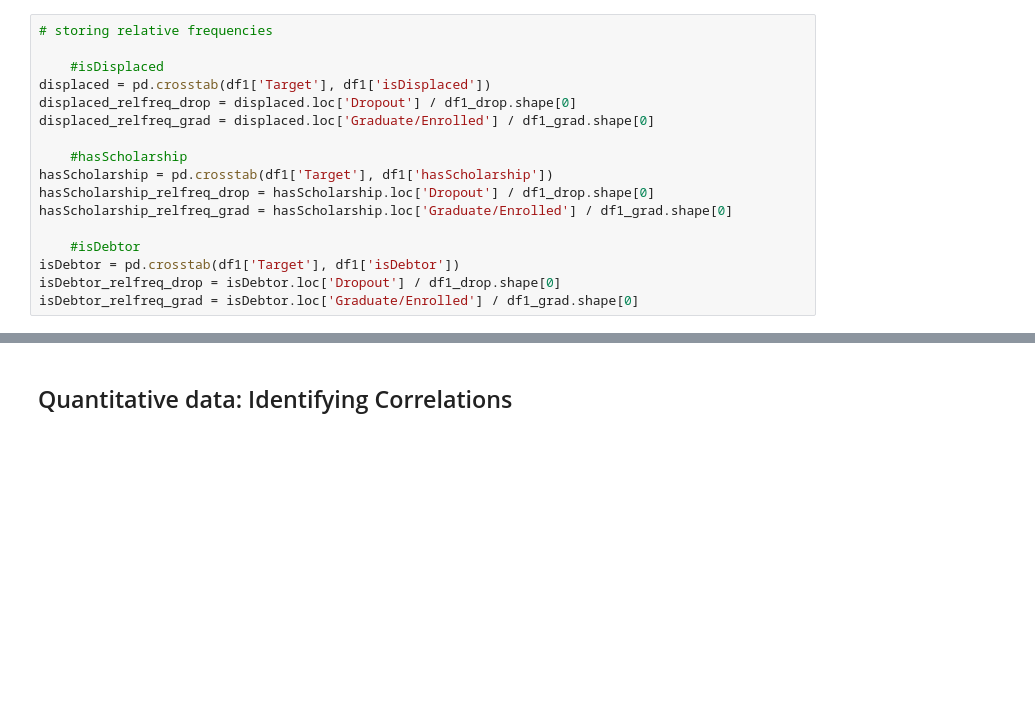
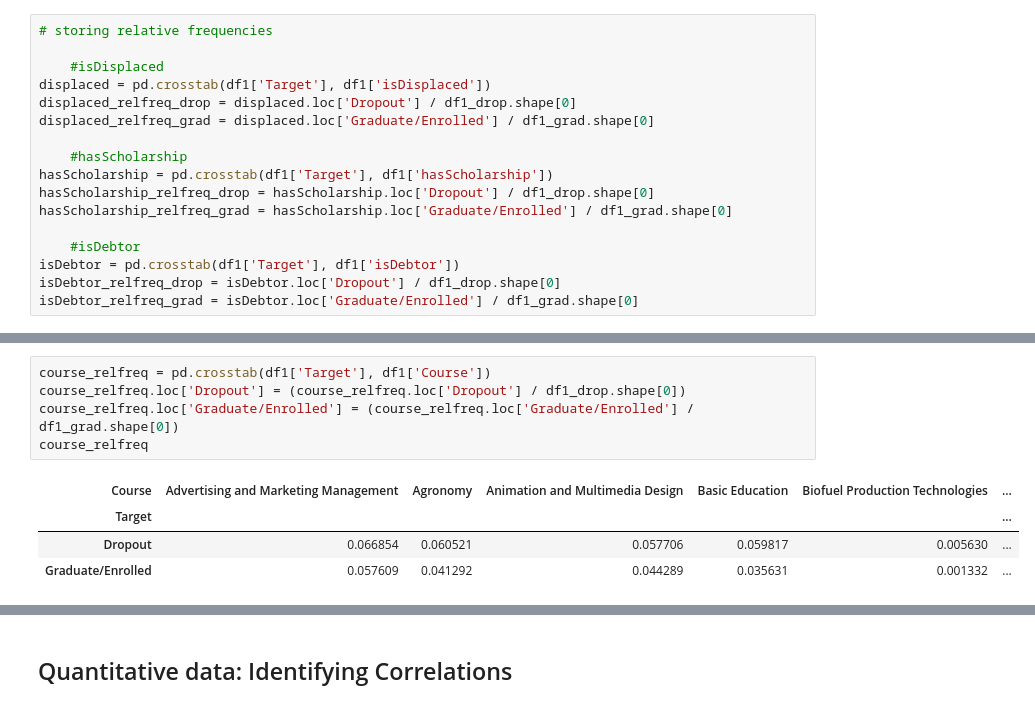
Before and after one commit to mnmay2020/MATH189_Project, a Jupyter notebook: Leena_EDA.ipynb, the cells around one changed output, grey strips where cells are left out. Cells and saved outputs as stored; diff of their text form; blank space fills up the shorter version.

```diff
--- a/Leena_EDA.ipynb
+++ b/Leena_EDA.ipynb
@@ -478,0 +505,10 @@ isDebtor_relfreq_grad = isDebtor.loc['Graduate/Enrolled'] / df1_grad.shape[0]
+# %%
+course_relfreq = pd.crosstab(df1['Target'], df1['Course'])
+course_relfreq.loc['Dropout'] = (course_relfreq.loc['Dropout'] / df1_drop.shape[0])
+course_relfreq.loc['Graduate/Enrolled'] = (course_relfreq.loc['Graduate/Enrolled'] / df1_grad.shape[0])
+course_relfreq
+# %% [output]
+| Course | Advertising and Marketing Management | Agronomy | Animation and Multimedia Design | Basic Education | Biofuel Production Technologies | ... |
+| Target |  |  |  |  |  | ... |
+| Dropout | 0.066854 | 0.060521 | 0.057706 | 0.059817 | 0.005630 | ... |
+| Graduate/Enrolled | 0.057609 | 0.041292 | 0.044289 | 0.035631 | 0.001332 | ... |
```
Also changed, not shown: parts of 12 cells of this notebook, 1 other file.
